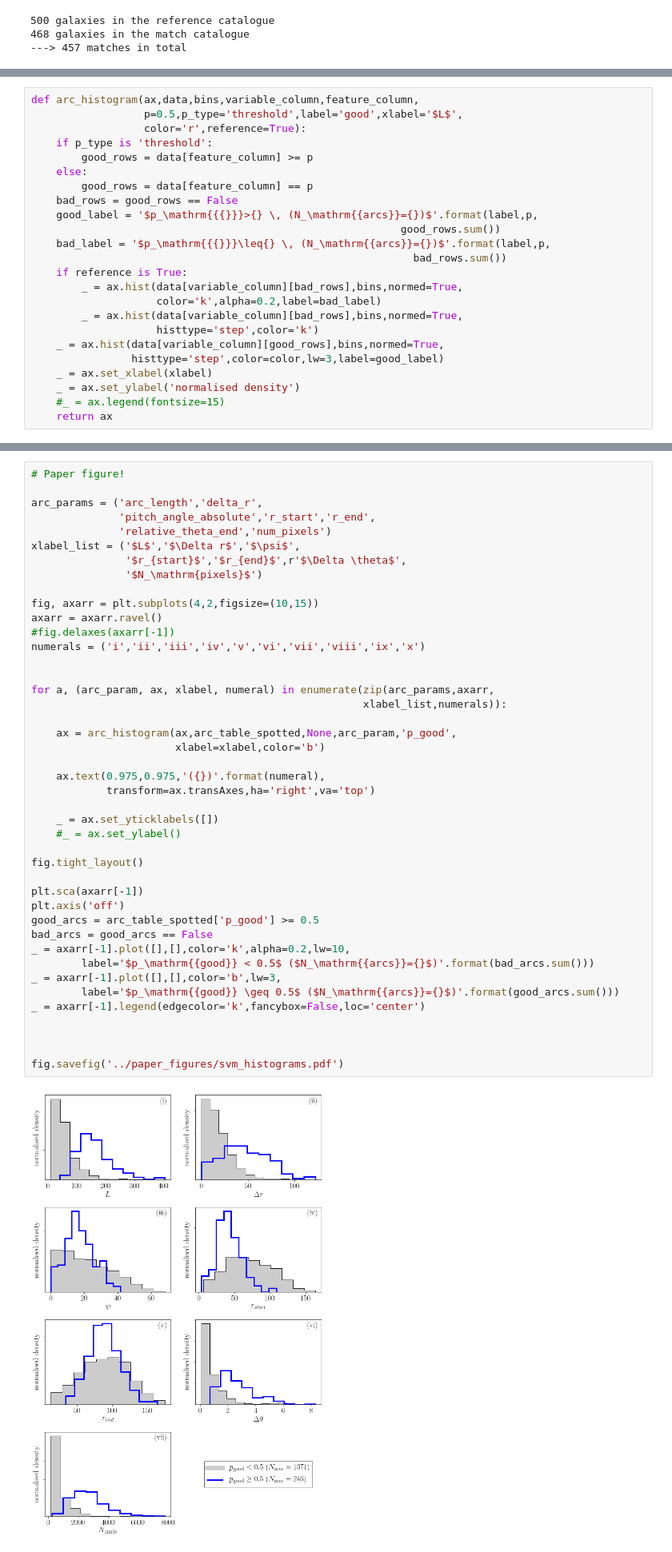
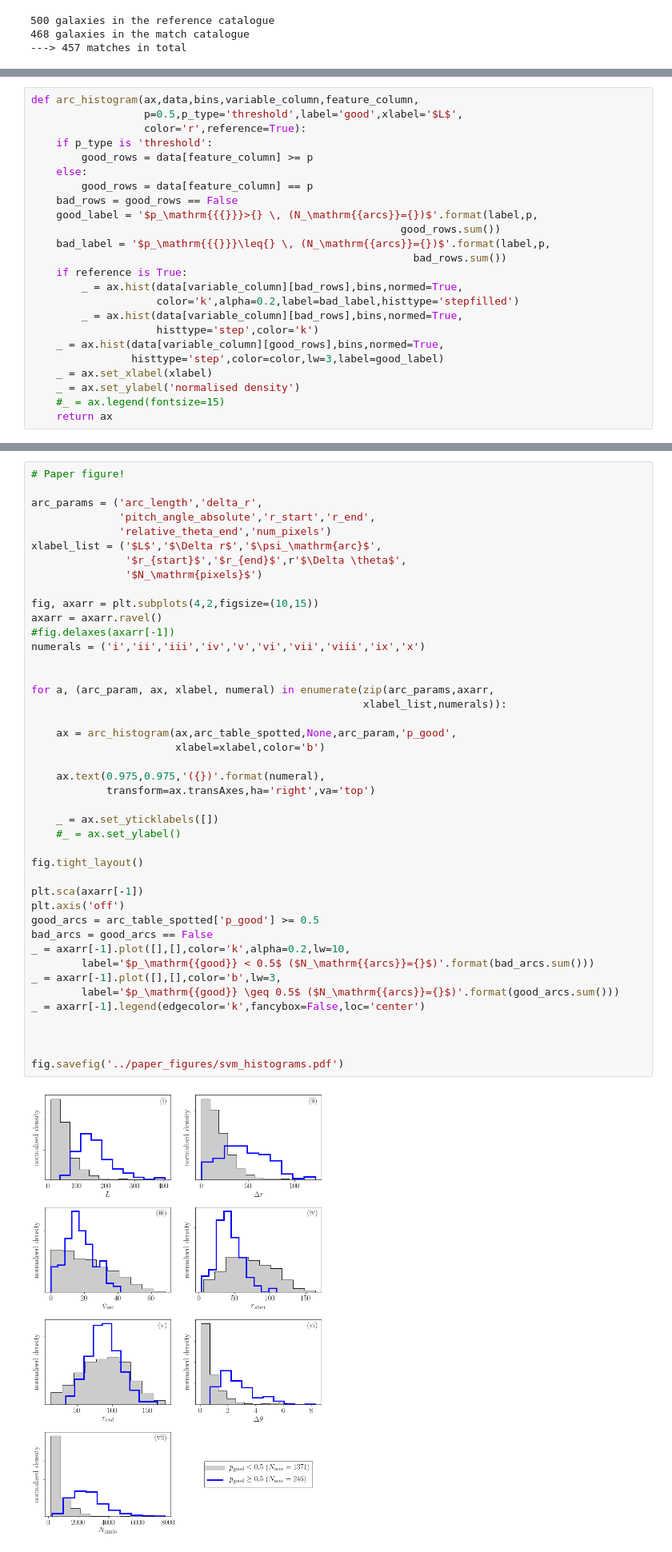
Before and after one commit to RossHart/sparcfire, a Jupyter notebook: panoptes_project/machine_learning.ipynb, the cells around one changed output, grey strips where cells are left out. Shown: that part at 80% size. Drawn from its saved outputs; the diff is of its cells as text.

```diff
--- a/panoptes_project/machine_learning.ipynb
+++ b/panoptes_project/machine_learning.ipynb
@@ -133,7 +133,7 @@ def arc_histogram(ax,data,bins,variable_column,feature_column,
                                                              bad_rows.sum())
     if reference is True:
         _ = ax.hist(data[variable_column][bad_rows],bins,normed=True,
-                    color='k',alpha=0.2,label=bad_label)
+                    color='k',alpha=0.2,label=bad_label,histtype='stepfilled')
         _ = ax.hist(data[variable_column][bad_rows],bins,normed=True,
                     histtype='step',color='k')
     _ = ax.hist(data[variable_column][good_rows],bins,normed=True,
@@ -150,7 +148,7 @@ def arc_histogram(ax,data,bins,variable_column,feature_column,
 arc_params = ('arc_length','delta_r',
               'pitch_angle_absolute','r_start','r_end',
               'relative_theta_end','num_pixels')
-xlabel_list = ('$L$','$\Delta r$','$\psi$',
+xlabel_list = ('$L$','$\Delta r$','$\psi_\mathrm{arc}$',
                '$r_{start}$','$r_{end}$',r'$\Delta \theta$',
                '$N_\mathrm{pixels}$')
 
@@ -161,34 +159,34 @@ numerals = ('i','ii','iii','iv','v','vi','vii','viii','ix','x')
 
 
 for a, (arc_param, ax, xlabel, numeral) in enumerate(zip(arc_params,axarr,
                                                      xlabel_list,numerals)):
 
     ax = arc_histogram(ax,arc_table_spotted,None,arc_param,'p_good',
                        xlabel=xlabel,color='b')
 
     ax.text(0.975,0.975,'({})'.format(numeral),
             transform=ax.transAxes,ha='right',va='top')
 
     _ = ax.set_yticklabels([])
     #_ = ax.set_ylabel()
 
 fig.tight_layout()
 
 plt.sca(axarr[-1])
 plt.axis('off')
 good_arcs = arc_table_spotted['p_good'] >= 0.5
 bad_arcs = good_arcs == False
 _ = axarr[-1].plot([],[],color='k',alpha=0.2,lw=10,
         label='$p_\mathrm{{good}} < 0.5$ ($N_\mathrm{{arcs}}={}$)'.format(bad_arcs.sum()))
 _ = axarr[-1].plot([],[],color='b',lw=3,
         label='$p_\mathrm{{good}} \geq 0.5$ ($N_\mathrm{{arcs}}={}$)'.format(good_arcs.sum()))
 _ = axarr[-1].legend(edgecolor='k',fancybox=False,loc='center')
 
 
 
 fig.savefig('../paper_figures/svm_histograms.pdf')
 # %% [output]
-[figure, old version]
+[figure, new version]
 # %% [markdown]
 From an initial runthrough, we can see what the overall parameters are for our good and poor arcs. Generally, good arcs are:
 
```
Also changed, not shown: parts of 1 cell of this notebook, 3 other files.
